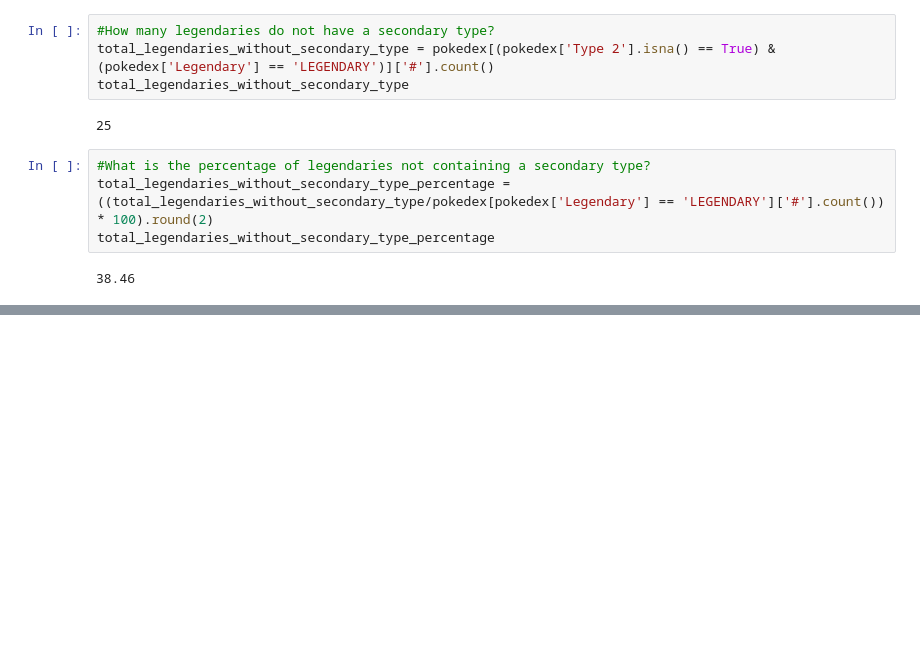
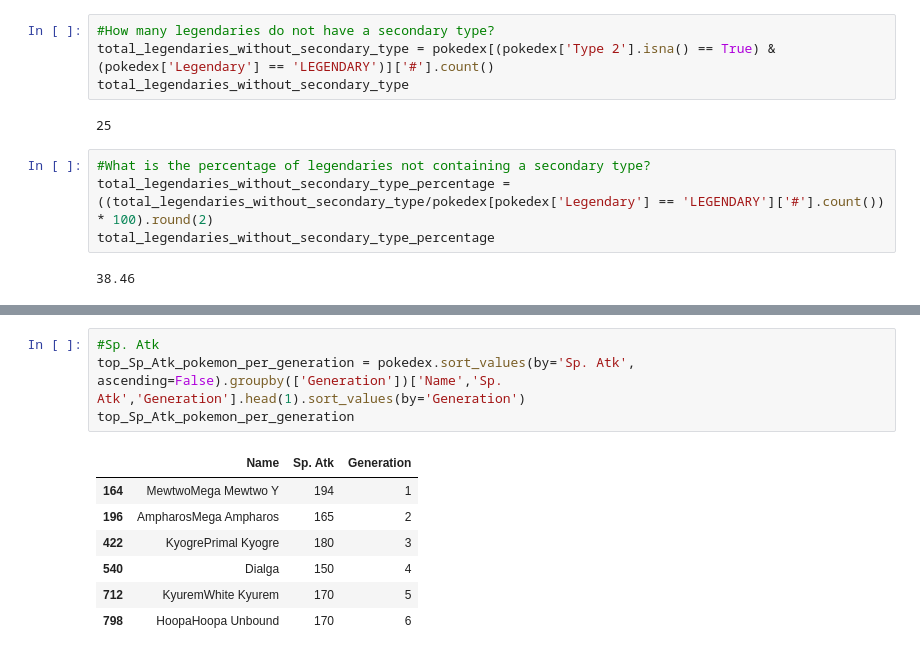
Before and after one commit to mrnguyener21/pokemon_pandas_analysis, a Jupyter notebook: analysis.ipynb, the cells around one changed output, grey strips where cells are left out. Cells and saved outputs as stored; diff of their text form; blank space fills up the shorter version.

```diff
--- a/analysis.ipynb
+++ b/analysis.ipynb
@@ -448,0 +496,12 @@ total_legendaries_without_secondary_type_percentage
+# %%
+#Sp. Atk
+top_Sp_Atk_pokemon_per_generation = pokedex.sort_values(by='Sp. Atk', ascending=False).groupby(['Generation'])['Name','Sp. Atk','Generation'].head(1).sort_values(by='Generation')
+top_Sp_Atk_pokemon_per_generation
+# %% [output]
+|  | Name | Sp. Atk | Generation |
+| 164 | MewtwoMega Mewtwo Y | 194 | 1 |
+| 196 | AmpharosMega Ampharos | 165 | 2 |
+| 422 | KyogrePrimal Kyogre | 180 | 3 |
+| 540 | Dialga | 150 | 4 |
+| 712 | KyuremWhite Kyurem | 170 | 5 |
+| 798 | HoopaHoopa Unbound | 170 | 6 |
```
Also changed, not shown: parts of 8 cells of this notebook, 1 other file.
